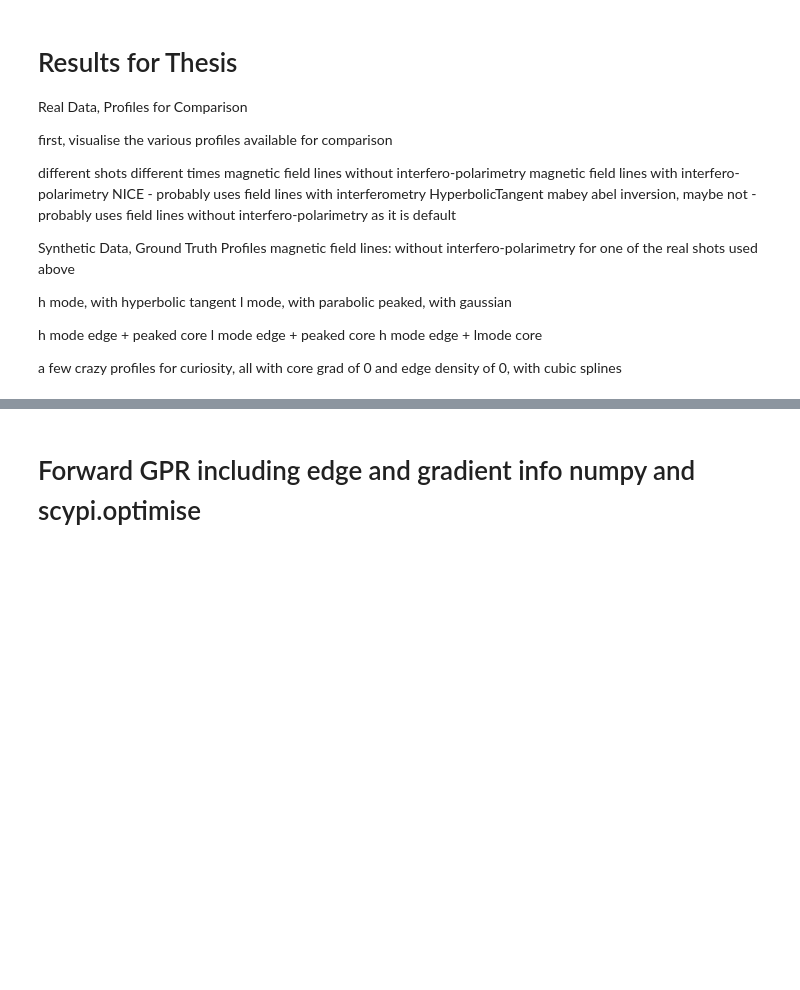
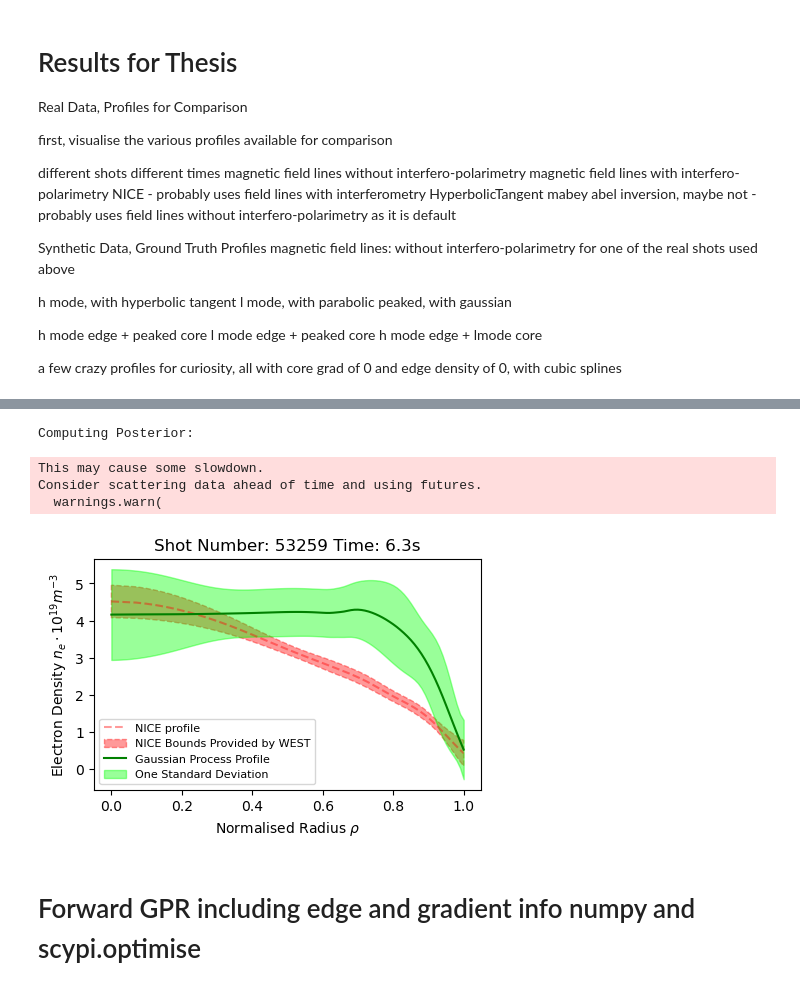
Before and after one commit to DanHarJor/Improving-Electron-Density-Profile-Inference-within-a-Tokamak-using-Bayesian-Techniques, a Jupyter notebook: RealEquillibriumInterferometry/SyntheticDataInterferometry.ipynb, the cells around one changed output, grey strips where cells are left out. Drawn from its saved outputs; the diff is of its cells as text; code cells hidden in the pictures; blank space fills up the shorter version.

```diff
--- a/RealEquillibriumInterferometry/SyntheticDataInterferometry.ipynb
+++ b/RealEquillibriumInterferometry/SyntheticDataInterferometry.ipynb
@@ -1645,3 +1687,11 @@ plt.plot(nice_rho, Gaussian(nice_rho), '.g')
+# %%
+post_mu_all, post_cov_all, post_batches, samples = interf_hmode.PlotFullBayesian(nburn=0)
+# %% [output]
+Computing Posterior:
+This may cause some slowdown.
+Consider scattering data ahead of time and using futures.
+  warnings.warn(
+[figure, added]
 # %% [markdown]
 # Forward GPR including edge and gradient info numpy and scypi.optimise
 # %%
```
Also changed, not shown: parts of 9 cells of this notebook.
